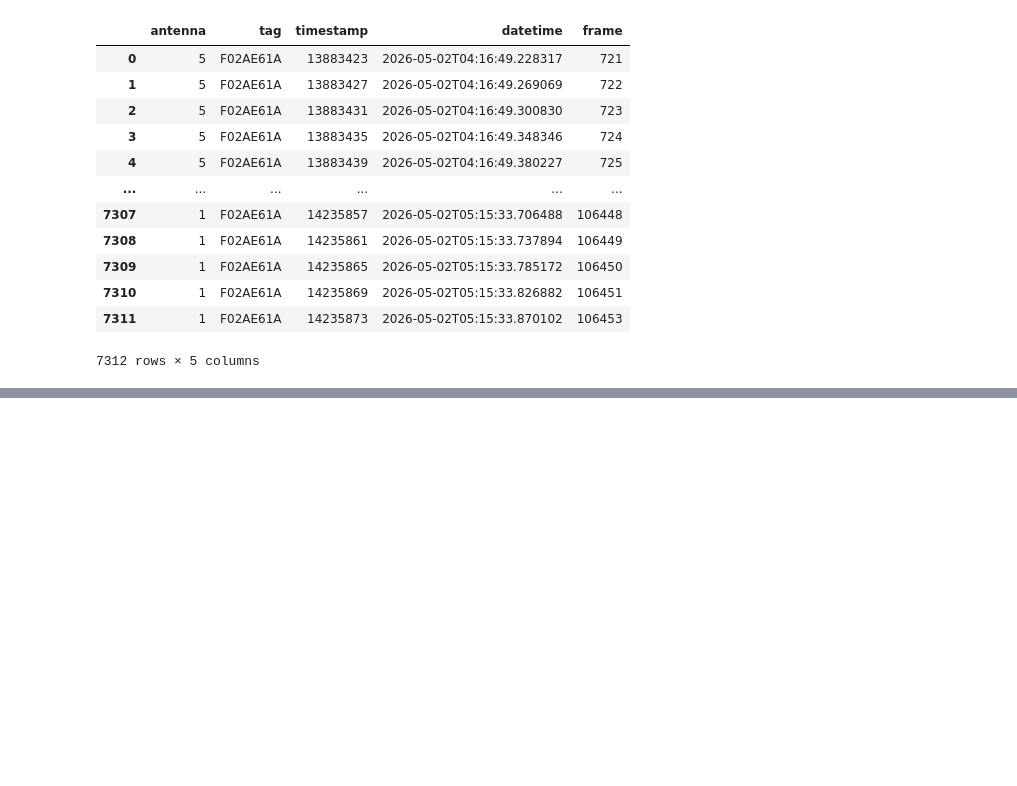
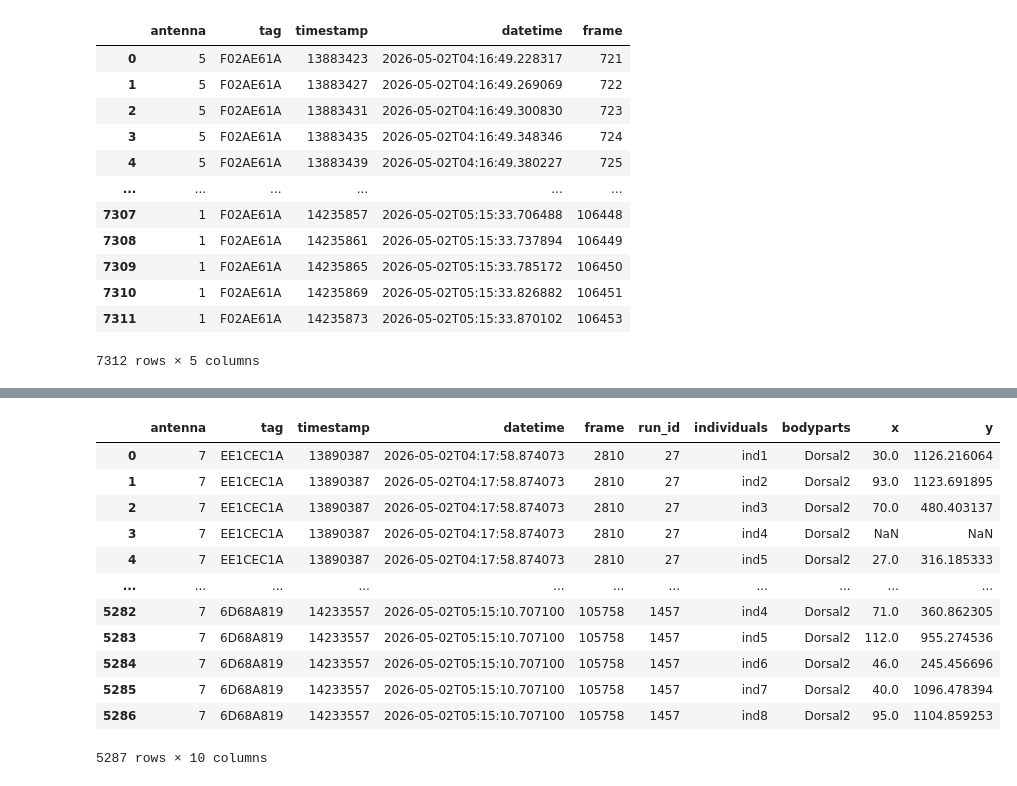
Before and after one commit to KonradDanielewski/DeepEcoHab, a Jupyter notebook: examples/reid_notebook.ipynb, the cells around one changed output, grey strips where cells are left out. Cells and saved outputs as stored; diff of their text form; code cells hidden in the pictures; blank space fills up the shorter version.

```diff
--- a/examples/reid_notebook.ipynb
+++ b/examples/reid_notebook.ipynb
@@ -165,0 +231,20 @@ antenna_with_coords.group_by(
+# %%
+antenna_with_coords.filter(
+    pl.col('antenna') == 7
+).with_columns(
+    pl.col('x').floordiv(10)
+).collect().to_pandas()
+# %% [output]
+|  | antenna | tag | timestamp | datetime | frame | run_id | individuals | bodyparts | x | y |
+| 0 | 7 | EE1CEC1A | 13890387 | 2026-05-02T04:17:58.874073 | 2810 | 27 | ind1 | Dorsal2 | 30.0 | 1126.216064 |
+| 1 | 7 | EE1CEC1A | 13890387 | 2026-05-02T04:17:58.874073 | 2810 | 27 | ind2 | Dorsal2 | 93.0 | 1123.691895 |
+| 2 | 7 | EE1CEC1A | 13890387 | 2026-05-02T04:17:58.874073 | 2810 | 27 | ind3 | Dorsal2 | 70.0 | 480.403137 |
+| 3 | 7 | EE1CEC1A | 13890387 | 2026-05-02T04:17:58.874073 | 2810 | 27 | ind4 | Dorsal2 | NaN | NaN |
+| 4 | 7 | EE1CEC1A | 13890387 | 2026-05-02T04:17:58.874073 | 2810 | 27 | ind5 | Dorsal2 | 27.0 | 316.185333 |
+| ... | ... | ... | ... | ... | ... | ... | ... | ... | ... | ... |
+| 5282 | 7 | 6D68A819 | 14233557 | 2026-05-02T05:15:10.707100 | 105758 | 1457 | ind4 | Dorsal2 | 71.0 | 360.862305 |
+| 5283 | 7 | 6D68A819 | 14233557 | 2026-05-02T05:15:10.707100 | 105758 | 1457 | ind5 | Dorsal2 | 112.0 | 955.274536 |
+| 5284 | 7 | 6D68A819 | 14233557 | 2026-05-02T05:15:10.707100 | 105758 | 1457 | ind6 | Dorsal2 | 46.0 | 245.456696 |
+| 5285 | 7 | 6D68A819 | 14233557 | 2026-05-02T05:15:10.707100 | 105758 | 1457 | ind7 | Dorsal2 | 40.0 | 1096.478394 |
+| 5286 | 7 | 6D68A819 | 14233557 | 2026-05-02T05:15:10.707100 | 105758 | 1457 | ind8 | Dorsal2 | 95.0 | 1104.859253 |
+5287 rows × 10 columns
```
Also changed, not shown: parts of 18 cells of this notebook.
